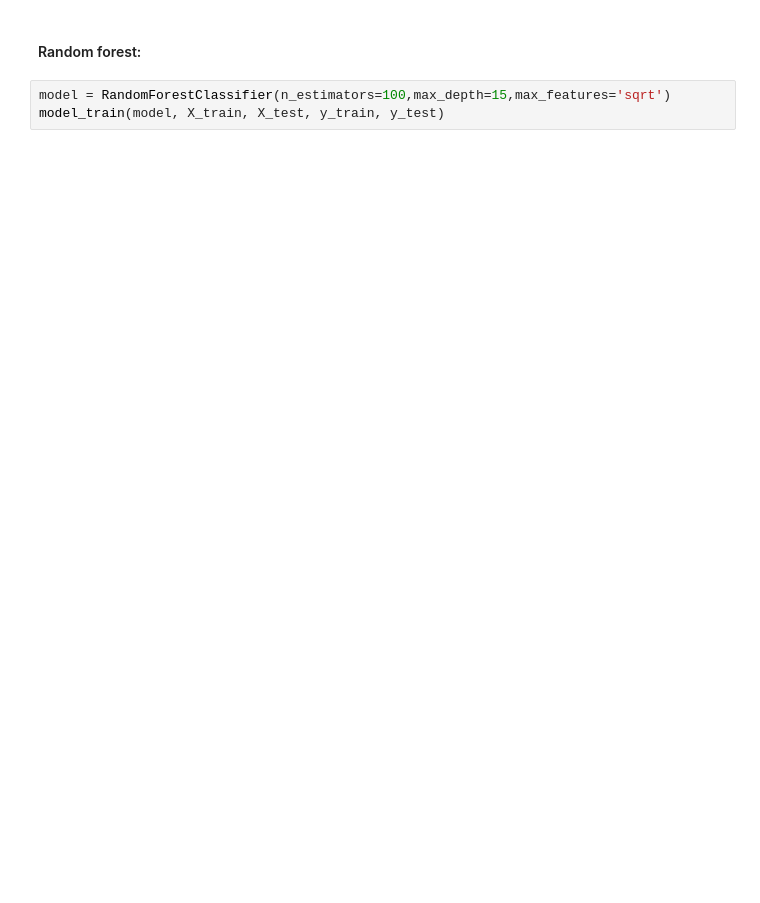
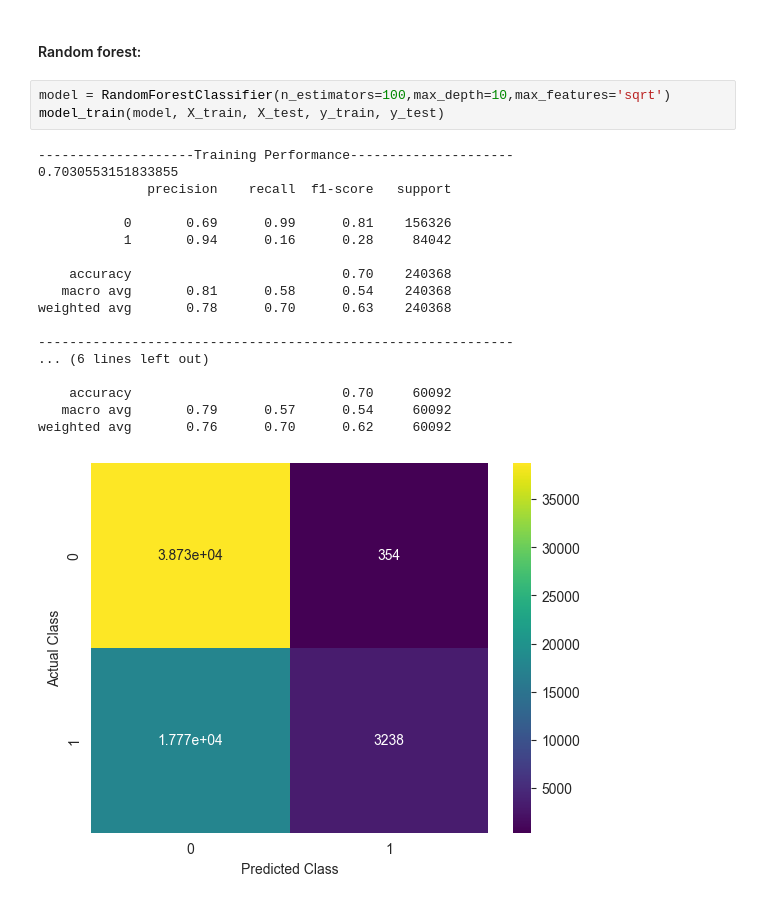
Before and after one commit to alessiodrigatti/toxic-classification, a Jupyter notebook: hatespeech-classification_tfidf.ipynb, the cells around one changed output. Saved outputs shown, nothing was run; the diff lists cells and outputs as text; blank space fills up the shorter version.

```diff
--- a/hatespeech-classification_tfidf.ipynb
+++ b/hatespeech-classification_tfidf.ipynb
@@ -148,7 +184,26 @@ model_train(modelLR, X_train, X_test, y_train, y_test)
 # %% [markdown]
 #### Random forest:
 # %%
-model = RandomForestClassifier(n_estimators=100,max_depth=15,max_features='sqrt')
+model = RandomForestClassifier(n_estimators=100,max_depth=10,max_features='sqrt')
 model_train(model, X_train, X_test, y_train, y_test)
+# %% [output]
+--------------------Training Performance---------------------
+0.7030553151833855
+              precision    recall  f1-score   support
+
+           0       0.69      0.99      0.81    156326
+           1       0.94      0.16      0.28     84042
+
+    accuracy                           0.70    240368
+   macro avg       0.81      0.58      0.54    240368
+weighted avg       0.78      0.70      0.63    240368
+
+-------------------------------------------------------------
+... (6 lines left out)
+
+    accuracy                           0.70     60092
+   macro avg       0.79      0.57      0.54     60092
+weighted avg       0.76      0.70      0.62     60092
+[figure, added]
 # %%
 print("finished")
```
Also changed, not shown: parts of 6 cells of this notebook, 2 other files.
